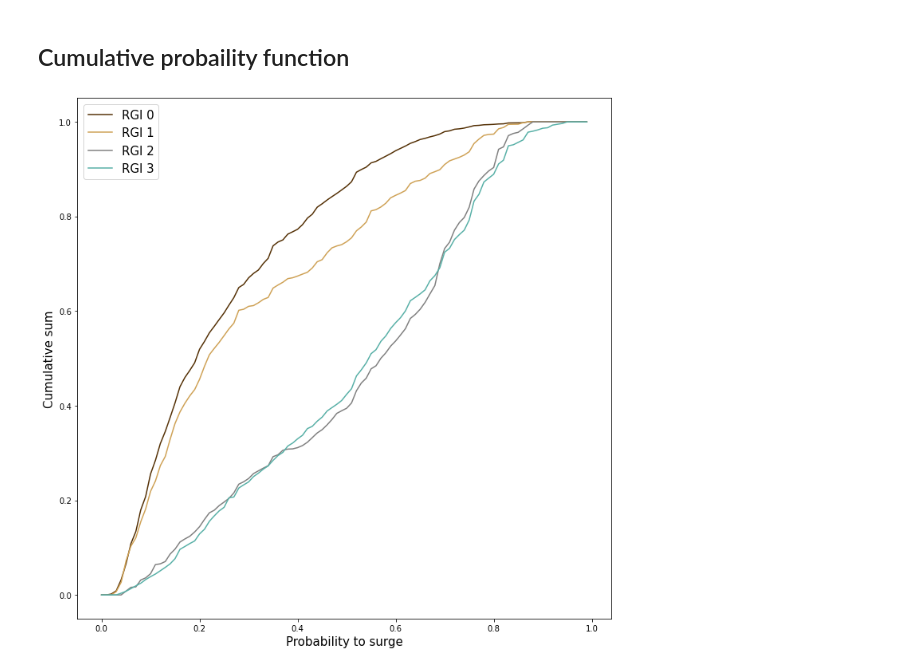
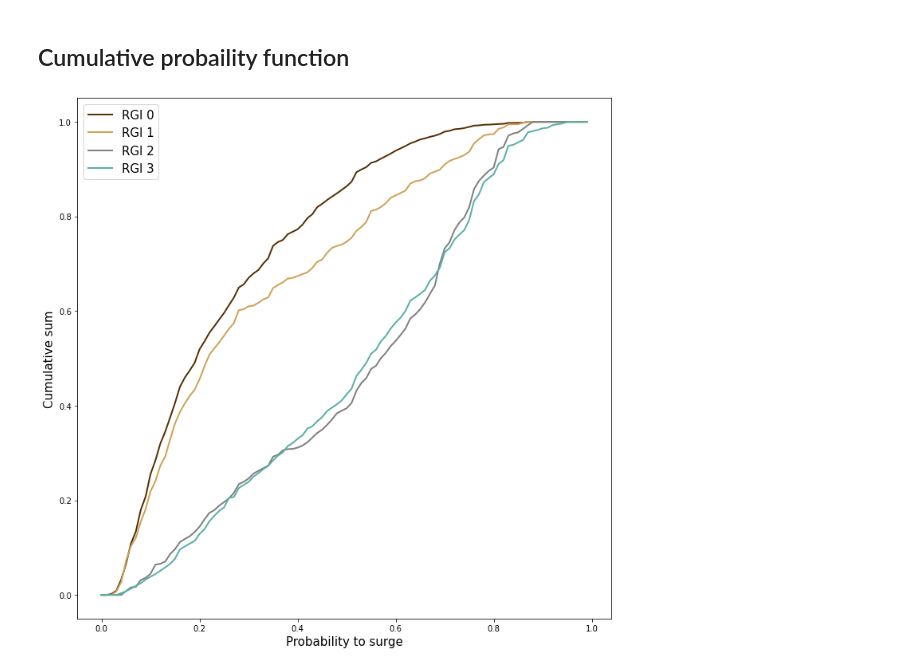
Before and after one commit to Colinebouch/glacier_ML, a Jupyter notebook: Code_clean/machine_learning/Probability_map/proba_surge_xgboost_resample_alldata_base_SMB_recalc.ipynb, the cells around one changed output. Saved outputs shown, nothing was run; the diff lists cells and outputs as text; code cells hidden in the pictures.

```diff
--- a/Code_clean/machine_learning/Probability_map/proba_surge_xgboost_resample_alldata_base_SMB_recalc.ipynb
+++ b/Code_clean/machine_learning/Probability_map/proba_surge_xgboost_resample_alldata_base_SMB_recalc.ipynb
@@ -405,26 +405,27 @@ cmap = mpl.cm.get_cmap('BrBG')
 # %%
 fig, ax = plt.subplots(figsize=(12, 12))
 
 data = df_compare[df_compare.Surge==0].copy()
 h, e = gethist(data['Probability_1'])
-ax.plot(e[:-1], h, label='RGI 0', color=cmap(0))
+ax.plot(e[:-1], h, label='RGI 0', color=cmap(0), linewidth=2)
 
 data = df_compare[df_compare.Surge==1].copy()
 h, e = gethist(data['Probability_1'])
-ax.plot(e[:-1], h, label='RGI 1', color=cmap(0.25))
+ax.plot(e[:-1], h, label='RGI 1', color=cmap(0.25), linewidth=2)
 
 data = df_compare[df_compare.Surge==2].copy()
 h, e = gethist(data['Probability_1'])
-ax.plot(e[:-1], h, label='RGI 2', color='grey')
+ax.plot(e[:-1], h, label='RGI 2', color='grey', linewidth=2)
 
 data = df_compare[df_compare.Surge==3].copy()
 h, e = gethist(data['Probability_1'])
-ax.plot(e[:-1], h, label='RGI 3', color=cmap(0.75))
+ax.plot(e[:-1], h, label='RGI 3', color=cmap(0.75), linewidth=2)
+
 ax.set_xlabel('Probability to surge', fontsize=15)
 ax.set_ylabel('Cumulative sum', fontsize=15)
 
 ax.legend(fontsize=15)
 
 plt.savefig('/home/colili/Documents/PhD/project_john/Figure_produced/Raw/cumulative_proba.pdf', bbox_inches='tight')
 # %% [output]
-[figure, old version]
+[figure, new version]
```
Also changed, not shown: parts of 7 cells of this notebook, 2 other files.
